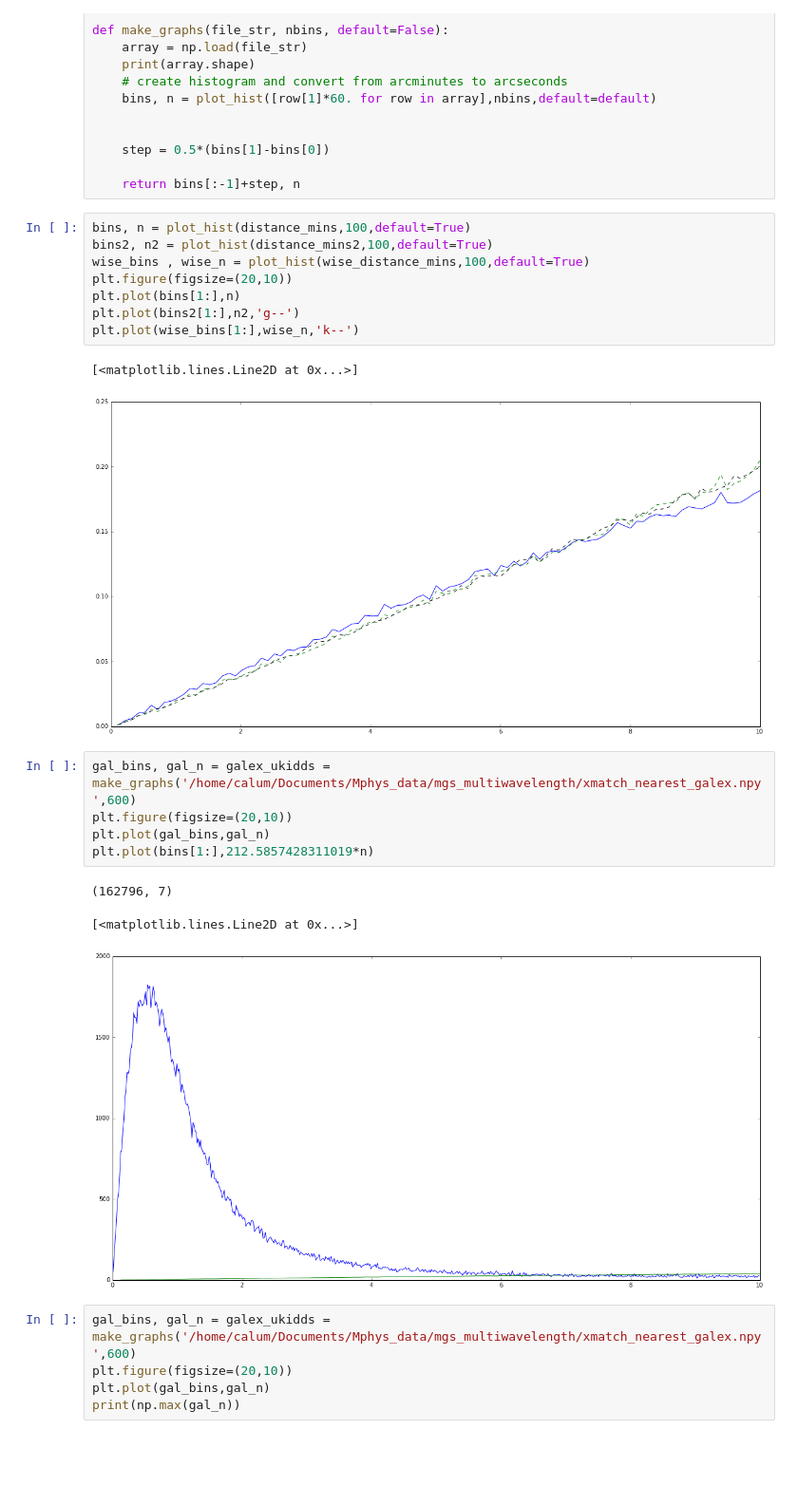
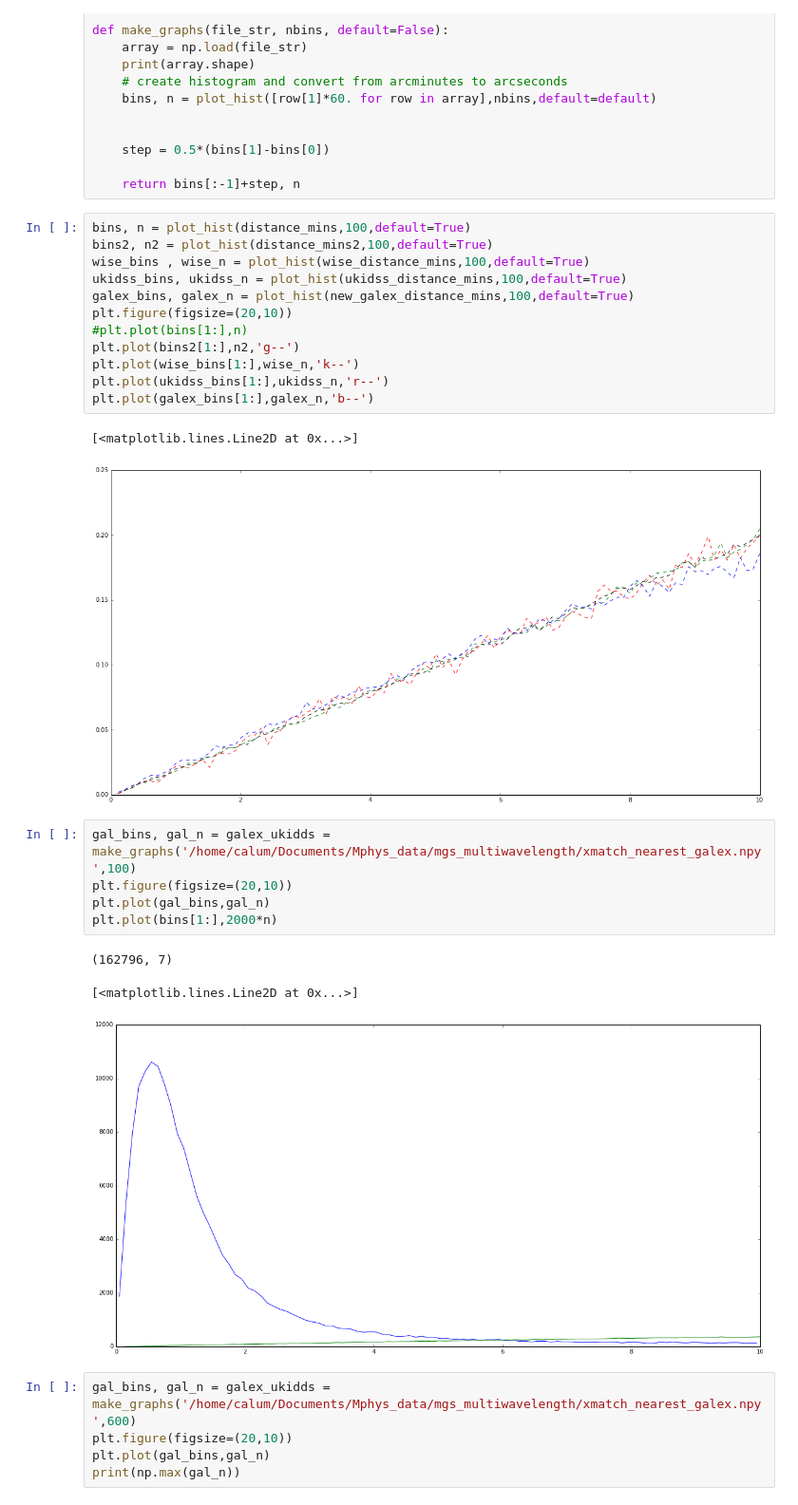
Before and after one commit to calumhrmurray/MPhysProject, a Jupyter notebook: match_catalogs/number_density.ipynb, the cells around one changed output. Shown at 95% size. Saved outputs shown, nothing was run; the diff lists cells and outputs as text; blank space fills up the shorter version.

```diff
--- a/match_catalogs/number_density.ipynb
+++ b/match_catalogs/number_density.ipynb
@@ -99,22 +127,26 @@ def make_graphs(file_str, nbins, default=False):
 bins, n = plot_hist(distance_mins,100,default=True)
 bins2, n2 = plot_hist(distance_mins2,100,default=True)
 wise_bins , wise_n = plot_hist(wise_distance_mins,100,default=True)
+ukidss_bins, ukidss_n = plot_hist(ukidss_distance_mins,100,default=True)
+galex_bins, galex_n = plot_hist(new_galex_distance_mins,100,default=True)
 plt.figure(figsize=(20,10))
-plt.plot(bins[1:],n)
+#plt.plot(bins[1:],n)
 plt.plot(bins2[1:],n2,'g--')
 plt.plot(wise_bins[1:],wise_n,'k--')
+plt.plot(ukidss_bins[1:],ukidss_n,'r--')
+plt.plot(galex_bins[1:],galex_n,'b--')
 # %% [output]
 [<matplotlib.lines.Line2D at 0x...>]
-[figure, old version]
+[figure, new version]
 # %%
-gal_bins, gal_n = galex_ukidds = make_graphs('/home/calum/Documents/Mphys_data/mgs_multiwavelength/xmatch_nearest_galex.npy',600)
+gal_bins, gal_n = galex_ukidds = make_graphs('/home/calum/Documents/Mphys_data/mgs_multiwavelength/xmatch_nearest_galex.npy',100)
 plt.figure(figsize=(20,10))
 plt.plot(gal_bins,gal_n)
-plt.plot(bins[1:],212.5857428311019*n)
+plt.plot(bins[1:],2000*n)
 # %% [output]
 (162796, 7)
 [<matplotlib.lines.Line2D at 0x...>]
-[figure, old version]
+[figure, new version]
 # %%
 gal_bins, gal_n = galex_ukidds = make_graphs('/home/calum/Documents/Mphys_data/mgs_multiwavelength/xmatch_nearest_galex.npy',600)
 plt.figure(figsize=(20,10))
```
Also changed, not shown: parts of 5 cells of this notebook, 6 other files.
